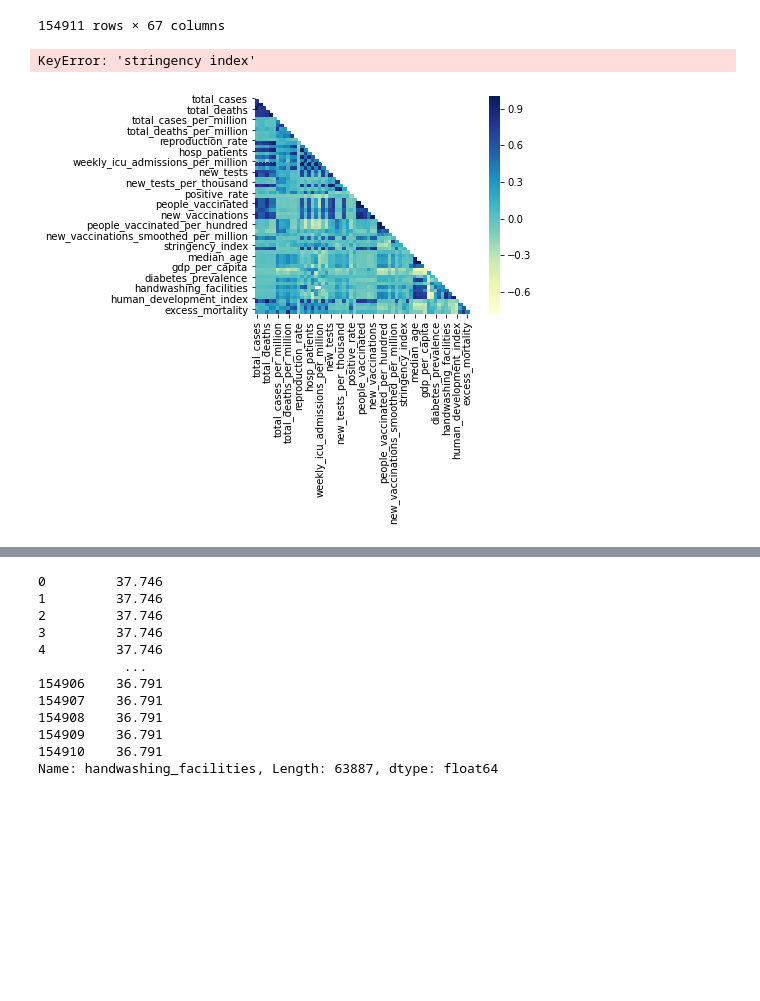
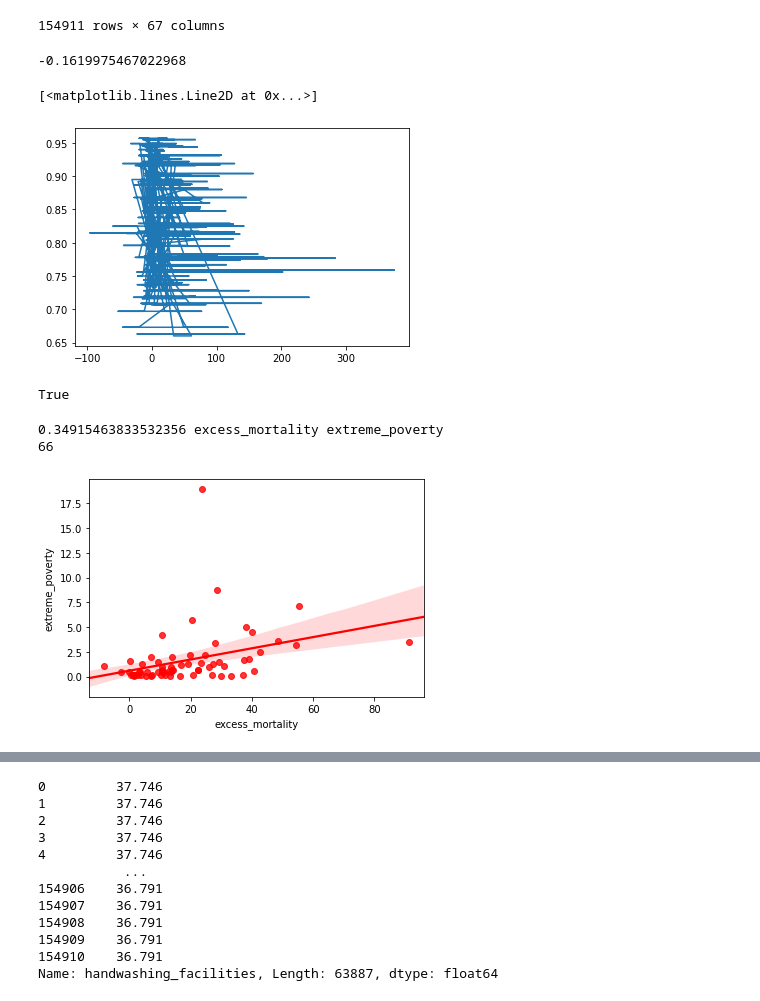
Before and after one commit to Higgs32584/Manhattan-BAC-2022, a Jupyter notebook: script.ipynb, the cells around one changed output, grey strips where cells are left out. Drawn from its saved outputs; the diff is of its cells as text; code cells hidden in the pictures; blank space fills up the shorter version.

```diff
--- a/script.ipynb
+++ b/script.ipynb
@@ -164,14 +150,64 @@ workbook
 | 154909 | ZWE | Africa | Zimbabwe | 1/14/2022 | 225637.0 | 553.0 | 622.143 | 5238.0 | ... |
 | 154910 | ZWE | Africa | Zimbabwe | 1/15/2022 | 225637.0 | NaN | NaN | 5238.0 | ... |
 154911 rows × 67 columns
-# %%
-import matplotlib.pyplot as plt
-import seaborn as sns
-mask = np.zeros_like(workbook.corr())
-mask[np.triu_indices_from(mask)] = True
-sns.heatmap(workbook.corr(),cmap="YlGnBu",square=True,mask=mask)
-workbook.corr()['stringency index']
-# %% [output]
-KeyError: 'stringency index'
-[figure, removed]
+# %%
+from sklearn.preprocessing import MinMaxScaler
+from sklearn.datasets import make_regression
+from sklearn.preprocessing import StandardScaler
+# mask = np.zeros_like(workbook.corr())
+# mask[np.triu_indices_from(mask)] = True
+scaler = MinMaxScaler()
+df=workbook
+df_fix = df[[col for col in list(df.columns) if col in ['total_deaths_per_million',
+                                                        'diabetes_prevalence','male_smokers',
+                                                        'handwashing_facilities']]]
+df_scaled = pd.DataFrame(data = scaler.fit_transform(df_fix),columns = df_fix.columns)
+add_column=df_scaled['male_smokers']-df_scaled['handwashing_facilities']
+df_scaled['total_deaths_per_million'].corr(add_column)
+# %% [output]
+-0.1619975467022968
+# %%
+workbook.dropna(axis=0,subset=['excess_mortality'])
+workbook=workbook[workbook['excess_mortality'].notnull()]
+# plt.plot(workbook['excess_mortality'],workbook['gdp_per_capita'])
+plt.plot(workbook['excess_mortality'],workbook['human_development_index'])
+# %% [output]
+[<matplotlib.lines.Line2D at 0x...>]
+[figure, added]
+# %%
+correlation_df=workbook.corr()
+correlation_df.to_csv(path_or_buf='corr.csv',float_format='%.4f')
+workbook['iso_code']
+workbook['total_cases'].dtype == 'float64'
+# %% [output]
+True
+# %%
+#There appears to be a correlation between Excess mortality and extreme poverty
+
+
+column1= 'excess_mortality'
+columns_selected=['gdp_per_capita','extreme_poverty','cardiovasc_death_rate','diabetes_prevalence','female_smokers','male_smokers','handwashing_facilities','hospital_beds_per_thousand','life_expectancy','human_development_index']
+maax=0
+maxOne=""
+maxTwo=""
+for column2 in columns_selected:
+    if(column1 != column2 and workbook[column2].dtype == 'float64'):
+        final=workbook.loc[:,[column1,column2,'iso_code']].dropna()
+        final=final.groupby('iso_code').mean(column1)
+        corel=np.corrcoef(final[column1],final[column2])
+        coeff=corel[0,1]
+        if(coeff > maax):
+            maax=coeff
+            maxOne=column1
+            maxTwo=column2
+print(maax,maxOne,maxTwo)
+final=workbook.loc[:,[maxOne,maxTwo,'iso_code']].dropna()
+final=final.groupby('iso_code').mean(column1)
+sns.regplot(y=final[maxTwo],x=final[maxOne],color='red')
+# plt.plot(final[maxTwo],final[maxOne],color='red')
+print(len(final))
+# %% [output]
+0.34915463833532356 excess_mortality extreme_poverty
+66
+[figure, added]
 # %%
```
Also changed, not shown: parts of 11 cells of this notebook, 1 other file.
